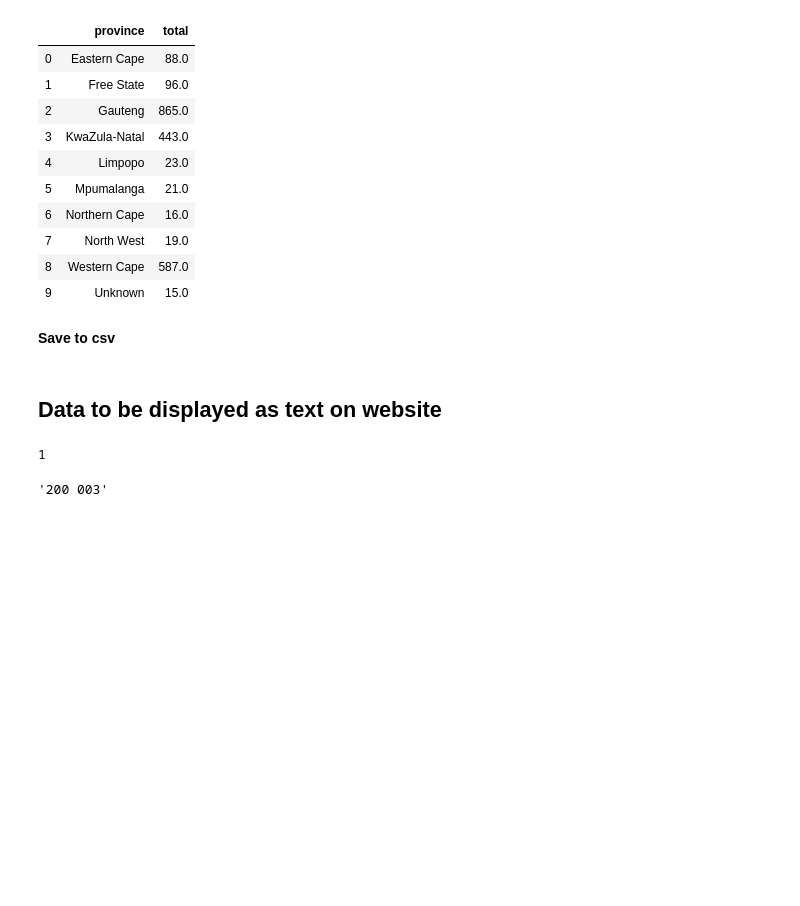
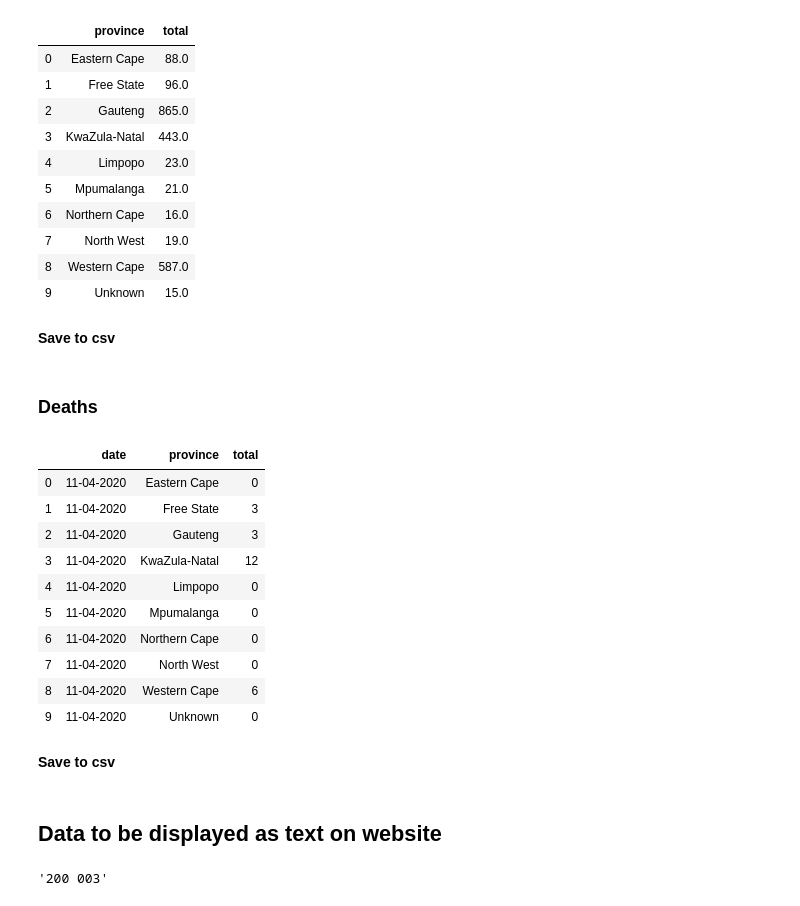
Before and after one commit to SimonRosen173/Covid19SAData, a Jupyter notebook: Data_Preprocessing.ipynb, the cells around one changed output. Drawn from its saved outputs; the diff is of its cells as text; code cells hidden in the pictures; blank space fills up the shorter version.

```diff
--- a/Data_Preprocessing.ipynb
+++ b/Data_Preprocessing.ipynb
@@ -747,3 +761,24 @@ prov_totals
 **Save to csv**
 # %%
 prov_totals.to_csv('data/tot_provinces.csv',index=False)
+# %% [markdown]
+### Deaths
+# %%
+prov_deaths_totals = deaths_prov_data.tail(1).copy().drop(['total'], axis =1)
+prov_deaths_totals = prov_deaths_totals.melt(id_vars=['date'], var_name='province', value_name='total')
+prov_deaths_totals['province'] = prov_deaths_totals['province'].map(province_names)
+prov_deaths_totals
+# %% [output]
+|  | date | province | total |
+| 0 | 11-04-2020 | Eastern Cape | 0 |
+| 1 | 11-04-2020 | Free State | 3 |
+| 2 | 11-04-2020 | Gauteng | 3 |
+| 3 | 11-04-2020 | KwaZula-Natal | 12 |
+| 4 | 11-04-2020 | Limpopo | 0 |
+| 5 | 11-04-2020 | Mpumalanga | 0 |
+| 6 | 11-04-2020 | Northern Cape | 0 |
+| 7 | 11-04-2020 | North West | 0 |
+| 8 | 11-04-2020 | Western Cape | 6 |
+| 9 | 11-04-2020 | Unknown | 0 |
+# %% [markdown]
+**Save to csv**
@@ -750,9 +787,5 @@ prov_totals.to_csv('data/tot_provinces.csv',index=False)
 # %% [markdown]
 ## Data to be displayed as text on website
-# %%
-round(1.1)
-# %% [output]
-1
 # %%
 format(200003,',d').replace(","," ")
 # %% [output]
```
Also changed, not shown: parts of 6 cells of this notebook, 4 other files.
